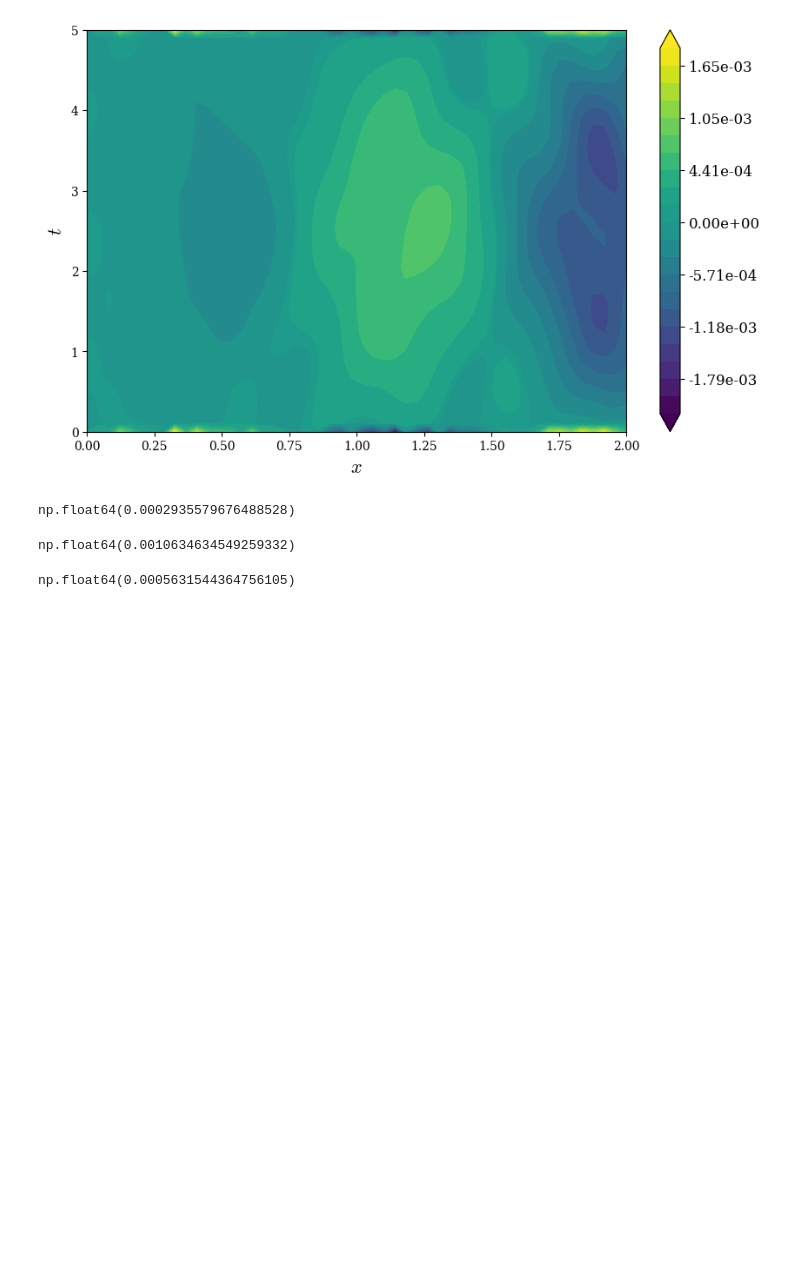
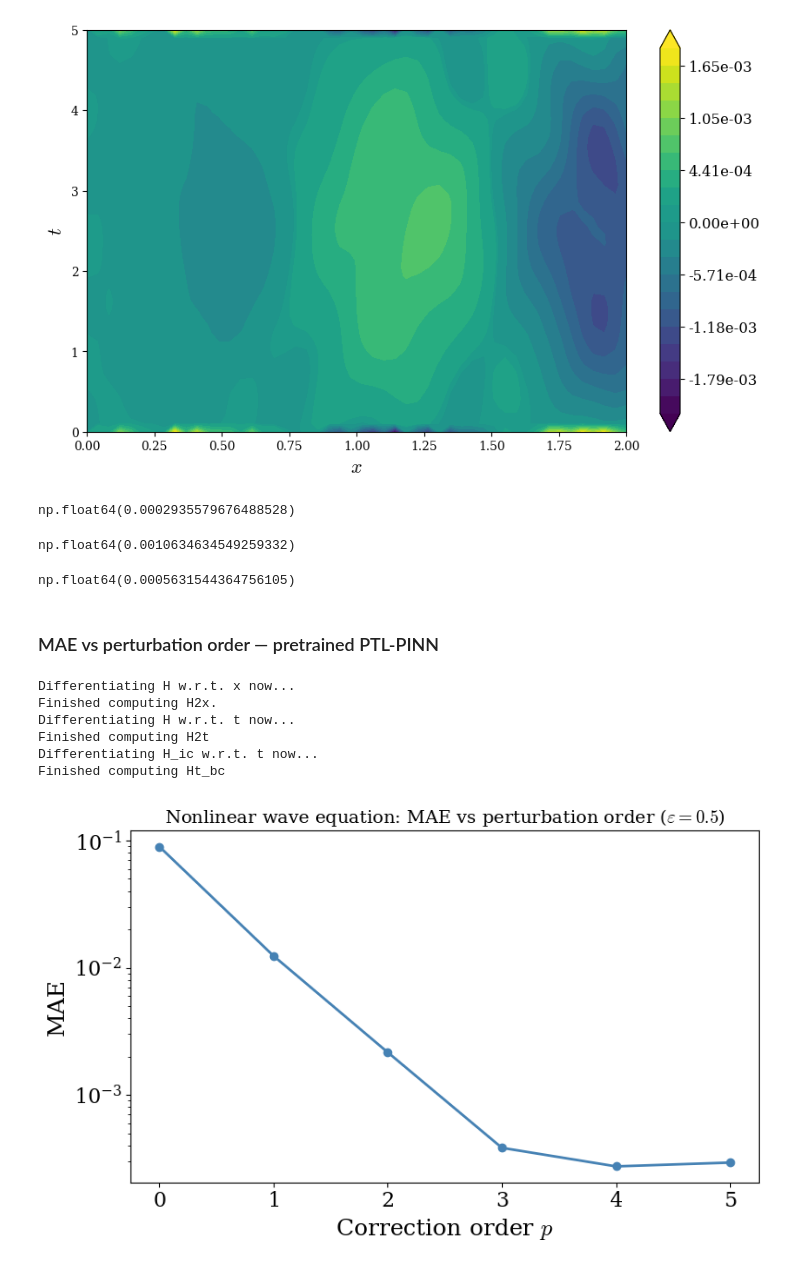
Before and after one commit to esemsc-dda24/PTL-PINNs, a Jupyter notebook: ptlpinns/results/PDEs/Wave.ipynb, the cells around one changed output. Drawn from its saved outputs; the diff is of its cells as text; code cells hidden in the pictures; blank space fills up the shorter version.

```diff
--- a/ptlpinns/results/PDEs/Wave.ipynb
+++ b/ptlpinns/results/PDEs/Wave.ipynb
@@ -205,4 +205,53 @@ np.float64(0.0010634634549259332)
 np.mean(np.abs(numerical_solution_low_acc_Radau - numerical_solution))
 # %% [output]
 np.float64(0.0005631544364756105)
+# %% [markdown]
+### MAE vs perturbation order — pretrained PTL-PINN
+# %%
+input_plot    = torch.cat((x.unsqueeze(1), t.unsqueeze(1)), dim=1)
+forcing_plot  = constant_function(0)
+bcs_plot      = [constant_function(0), constant_function(0)]
+
+errors_pretrained, _ = transfer_wave.compute_error_per_order_wave(
+    model=pinn,
+    IG=(Nx, Nt), Nic=Nx, Nbc=Nt, bias=False,
+    x_span=x_span, t_span=t_span,
+    training_log=training_log, c=c,
+    p_max=p,
+    epsilon=epsilon,
+    forcing=forcing_plot,
+    Polynomial=Polynomial,
+    ic_functionD=icD,
+    ic_functionN=icN,
+    boundary_functions=bcs_plot,
+    input_interior=input_plot,
+    reference_solution=numerical_solution,
+)
+
+fig, ax = plt.subplots(figsize=(8, 5))
+ax.plot(
+    np.arange(len(errors_pretrained)),
+    errors_pretrained,
+    marker="o",
+    linewidth=2.0,
+    color="steelblue",
+)
+ax.set_yscale("log")
+ax.set_xlabel("Correction order $p$", fontsize=18)
+ax.set_ylabel("MAE", fontsize=18)
+ax.tick_params(labelsize=16)
+ax.set_title(
+    rf"Nonlinear wave equation: MAE vs perturbation order ($\varepsilon={epsilon}$)",
+    fontsize=14,
+)
+plt.tight_layout()
+plt.show()
+# %% [output]
+Differentiating H w.r.t. x now...
+Finished computing H2x.
+Differentiating H w.r.t. t now...
+Finished computing H2t
+Differentiating H_ic w.r.t. t now...
+Finished computing Ht_bc
+[figure, added]
 # %% [markdown]
```
Also changed, not shown: parts of 5 cells of this notebook, 13 other files.
